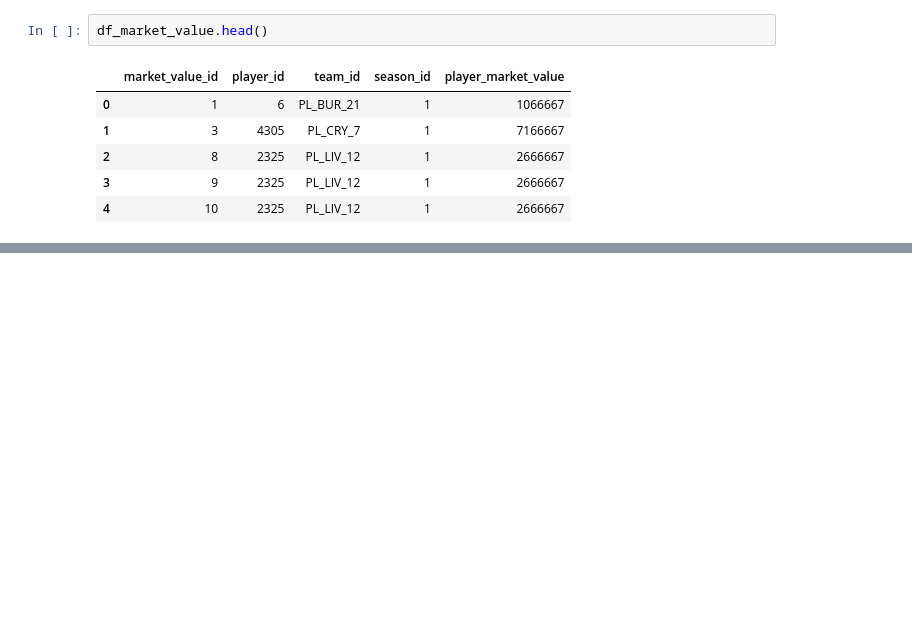
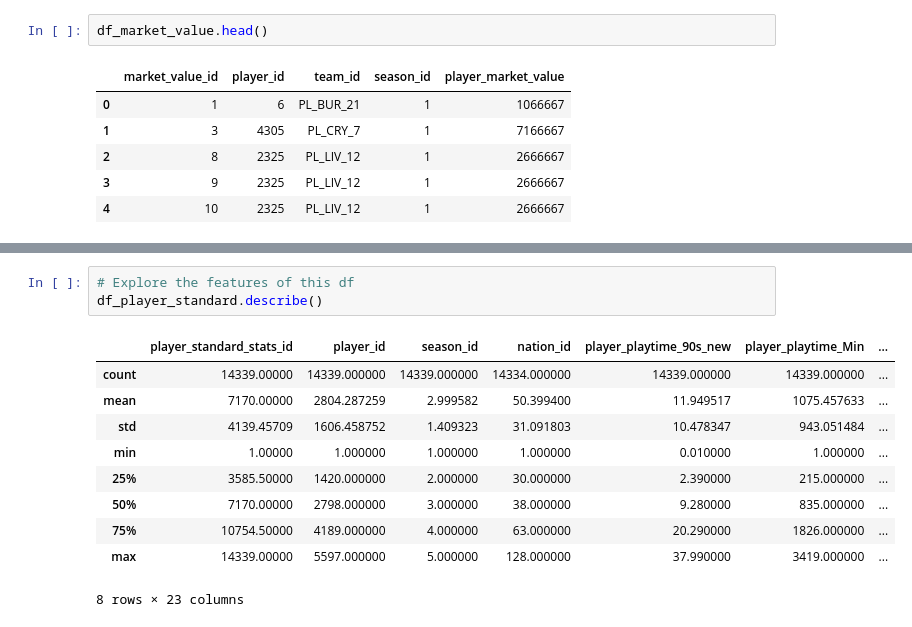
Before and after one commit to sanyi1998/Sandor_Varsanyi_CAPB352_BDA_Project_2025, a Jupyter notebook: Sandor_Varsanyi_CAPB352_final_project.ipynb, the cells around one changed output, grey strips where cells are left out. Drawn from its saved outputs; the diff is of its cells as text; blank space fills up the shorter version.

```diff
--- a/Sandor_Varsanyi_CAPB352_final_project.ipynb
+++ b/Sandor_Varsanyi_CAPB352_final_project.ipynb
@@ -597,0 +737,14 @@ df_market_value.head()
+# %%
+# Explore the features of this df
+df_player_standard.describe()
+# %% [output]
+|  | player_standard_stats_id | player_id | season_id | nation_id | player_playtime_90s_new | player_playtime_Min | ... |
+| count | 14339.00000 | 14339.000000 | 14339.000000 | 14334.000000 | 14339.000000 | 14339.000000 | ... |
+| mean | 7170.00000 | 2804.287259 | 2.999582 | 50.399400 | 11.949517 | 1075.457633 | ... |
+| std | 4139.45709 | 1606.458752 | 1.409323 | 31.091803 | 10.478347 | 943.051484 | ... |
+| min | 1.00000 | 1.000000 | 1.000000 | 1.000000 | 0.010000 | 1.000000 | ... |
+| 25% | 3585.50000 | 1420.000000 | 2.000000 | 30.000000 | 2.390000 | 215.000000 | ... |
+| 50% | 7170.00000 | 2798.000000 | 3.000000 | 38.000000 | 9.280000 | 835.000000 | ... |
+| 75% | 10754.50000 | 4189.000000 | 4.000000 | 63.000000 | 20.290000 | 1826.000000 | ... |
+| max | 14339.00000 | 5597.000000 | 5.000000 | 128.000000 | 37.990000 | 3419.000000 | ... |
+8 rows × 23 columns
```
Also changed, not shown: parts of 21 cells of this notebook.
